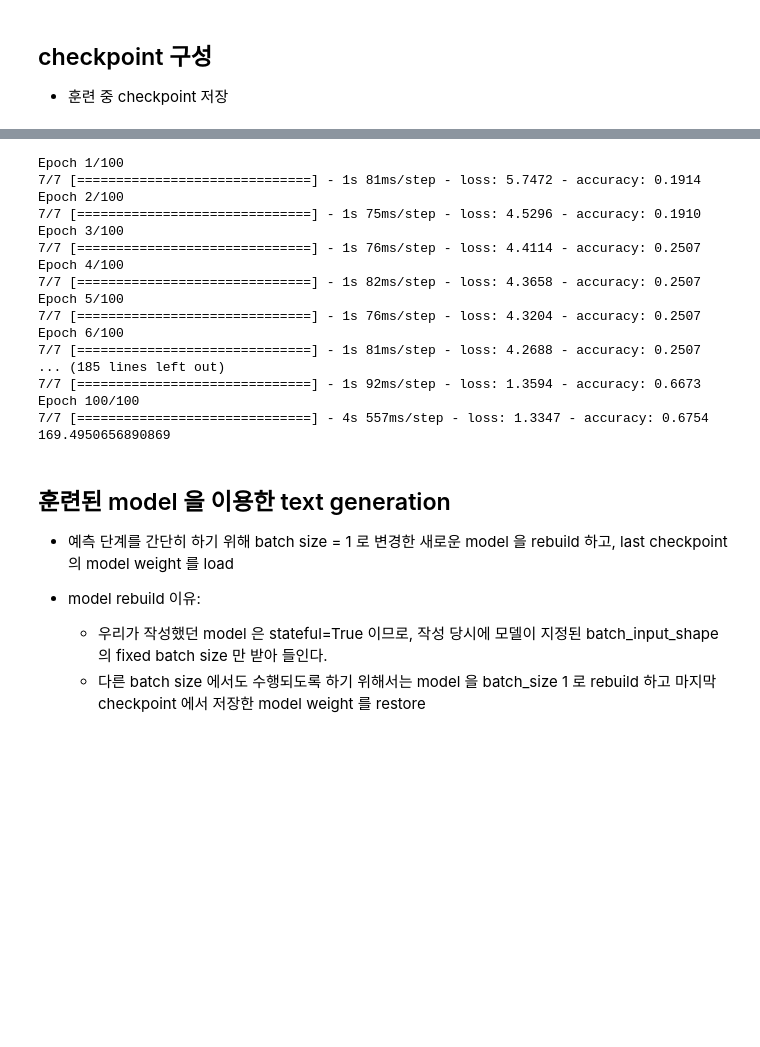
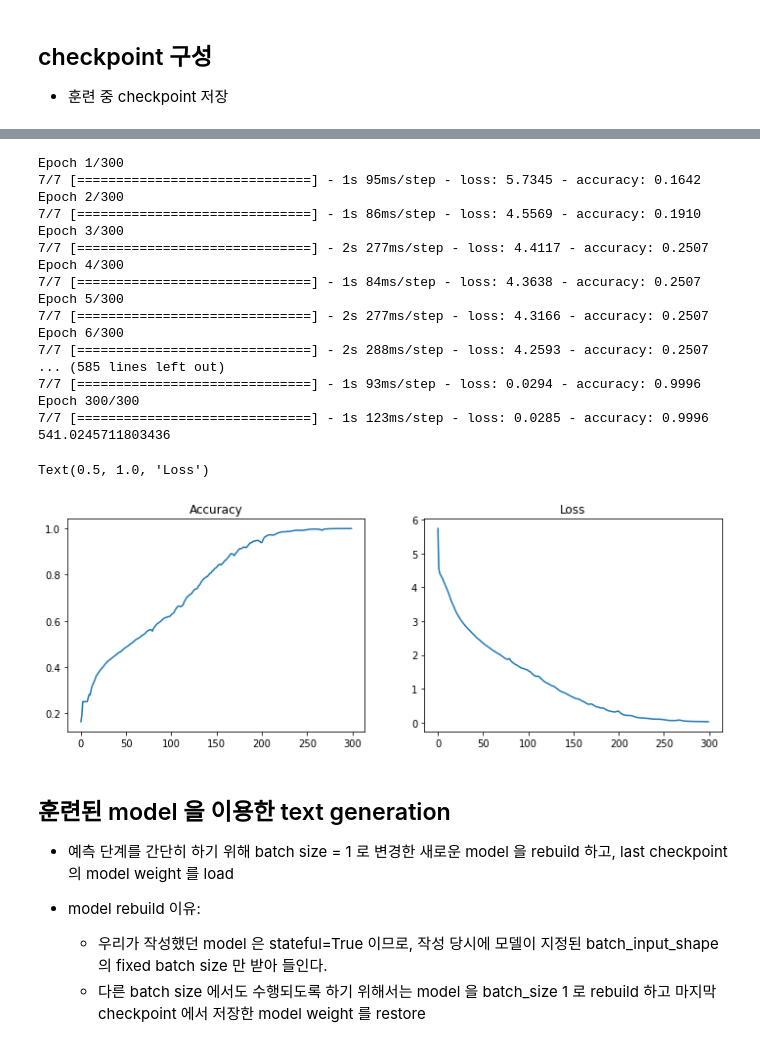
Before and after one commit to ironmanciti/NLP_lecture, a Jupyter notebook: 065_Generating_Text_Next_Character_Shakespeare.ipynb, the cells around one changed output, grey strips where cells are left out. Cells and saved outputs as stored; diff of their text form; code cells hidden in the pictures; blank space fills up the shorter version.

```diff
--- a/065_Generating_Text_Next_Character_Shakespeare.ipynb
+++ b/065_Generating_Text_Next_Character_Shakespeare.ipynb
@@ -314,27 +319,39 @@ checkpoint_callback = tf.keras.callbacks.ModelCheckpoint(filepath=checkpoint_pre
 # %%
 s = time.time()
 
-history = model.fit(dataset, epochs=100, callbacks=[checkpoint_callback])
+history = model.fit(dataset, epochs=300, callbacks=[checkpoint_callback])
 
 print(time.time() - s)
 # %% [output]
-Epoch 1/100
-7/7 [==============================] - 1s 81ms/step - loss: 5.7472 - accuracy: 0.1914
-Epoch 2/100
-7/7 [==============================] - 1s 75ms/step - loss: 4.5296 - accuracy: 0.1910
-Epoch 3/100
-7/7 [==============================] - 1s 76ms/step - loss: 4.4114 - accuracy: 0.2507
-Epoch 4/100
-7/7 [==============================] - 1s 82ms/step - loss: 4.3658 - accuracy: 0.2507
-Epoch 5/100
-7/7 [==============================] - 1s 76ms/step - loss: 4.3204 - accuracy: 0.2507
-Epoch 6/100
-7/7 [==============================] - 1s 81ms/step - loss: 4.2688 - accuracy: 0.2507
-... (185 lines left out)
-7/7 [==============================] - 1s 92ms/step - loss: 1.3594 - accuracy: 0.6673
-Epoch 100/100
-7/7 [==============================] - 4s 557ms/step - loss: 1.3347 - accuracy: 0.6754
-169.4950656890869
+Epoch 1/300
+7/7 [==============================] - 1s 95ms/step - loss: 5.7345 - accuracy: 0.1642
+Epoch 2/300
+7/7 [==============================] - 1s 86ms/step - loss: 4.5569 - accuracy: 0.1910
+Epoch 3/300
+7/7 [==============================] - 2s 277ms/step - loss: 4.4117 - accuracy: 0.2507
+Epoch 4/300
+7/7 [==============================] - 1s 84ms/step - loss: 4.3638 - accuracy: 0.2507
+Epoch 5/300
+7/7 [==============================] - 2s 277ms/step - loss: 4.3166 - accuracy: 0.2507
+Epoch 6/300
+7/7 [==============================] - 2s 288ms/step - loss: 4.2593 - accuracy: 0.2507
+... (585 lines left out)
+7/7 [==============================] - 1s 93ms/step - loss: 0.0294 - accuracy: 0.9996
+Epoch 300/300
+7/7 [==============================] - 1s 123ms/step - loss: 0.0285 - accuracy: 0.9996
+541.0245711803436
+# %%
+import matplotlib.pyplot as plt
+
+fig, (ax1, ax2) = plt.subplots(1, 2, figsize=(12, 4))
+
+ax1.plot(history.history['accuracy'])
+ax1.set_title('Accuracy')
+ax2.plot(history.history['loss'])
+ax2.set_title('Loss')
+# %% [output]
+Text(0.5, 1.0, 'Loss')
+[figure, added]
 # %% [markdown]
 ## 훈련된 model 을 이용한 text generation
 
```
Also changed, not shown: parts of 10 cells of this notebook, 2 other files.
